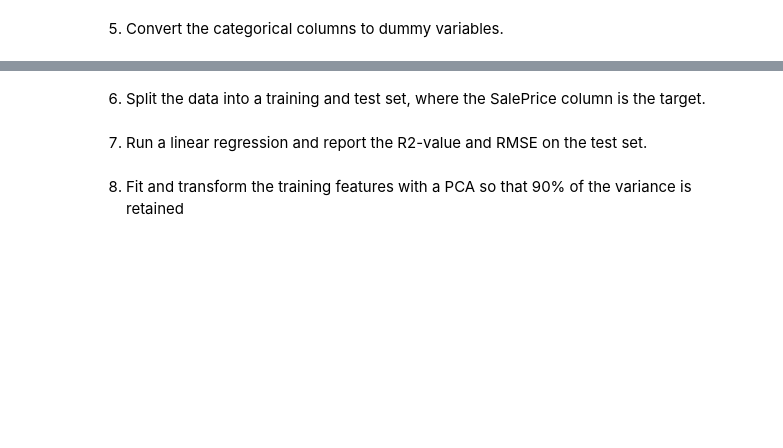
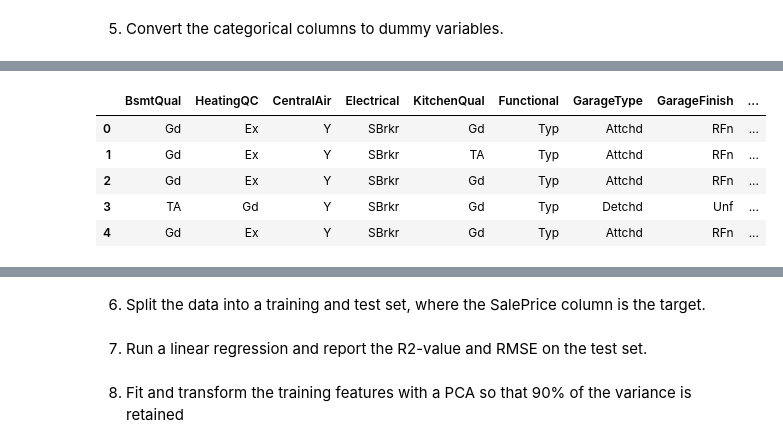
Before and after one commit to MWPerrineJr/data-mining, a Jupyter notebook: Weel 7 Assignment.ipynb, the cells around one changed output, grey strips where cells are left out. Cells and saved outputs as stored; diff of their text form; code cells hidden in the pictures; blank space fills up the shorter version.

```diff
--- a/Weel 7 Assignment.ipynb
+++ b/Weel 7 Assignment.ipynb
@@ -67,0 +154,18 @@ new_housing.head()
+# %%
+new_housing.drop(['MSZoning','Street','LotShape','LandContour','Utilities',
+                'LotConfig', 'LandSlope', 'Neighborhood', 'Condition1',
+                'Condition2', 'BldgType', 'HouseStyle', 'RoofStyle', 'RoofMatl',
+                'Exterior1st', 'Exterior2nd', 'ExterQual', 'ExterCond',
+                'Foundation', 'BsmtCond', 'BsmtExposure', 'BsmtFinType1',
+                'BsmtFinType2', 'Heating', 'GarageCond', 'PavedDrive',
+                'SaleType', 'SaleCondition'], axis = 1, inplace = True)
+# %%
+new_housing_2 = new_housing.select_dtypes(include=["object"])
+new_housing_2.head()
+# %% [output]
+|  | BsmtQual | HeatingQC | CentralAir | Electrical | KitchenQual | Functional | GarageType | GarageFinish | ... |
+| 0 | Gd | Ex | Y | SBrkr | Gd | Typ | Attchd | RFn | ... |
+| 1 | Gd | Ex | Y | SBrkr | TA | Typ | Attchd | RFn | ... |
+| 2 | Gd | Ex | Y | SBrkr | Gd | Typ | Attchd | RFn | ... |
+| 3 | TA | Gd | Y | SBrkr | Gd | Typ | Detchd | Unf | ... |
+| 4 | Gd | Ex | Y | SBrkr | Gd | Typ | Attchd | RFn | ... |
```
Also changed, not shown: parts of 14 cells of this notebook.
